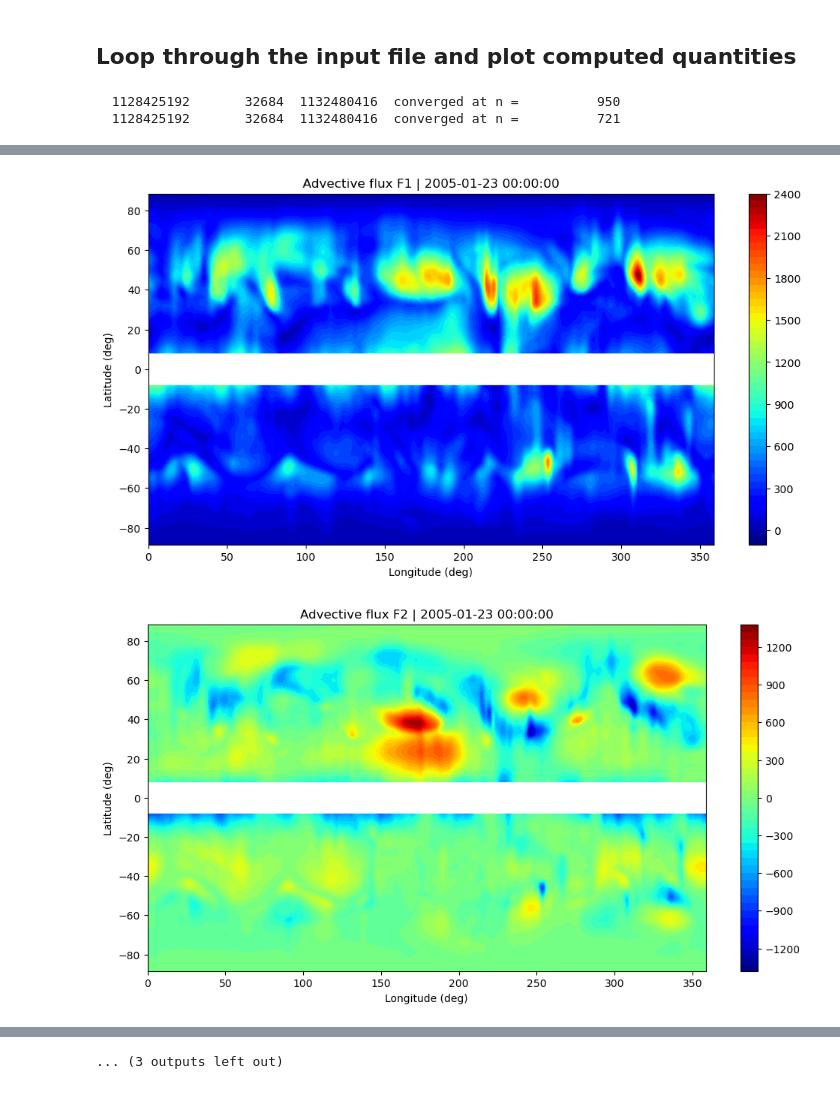
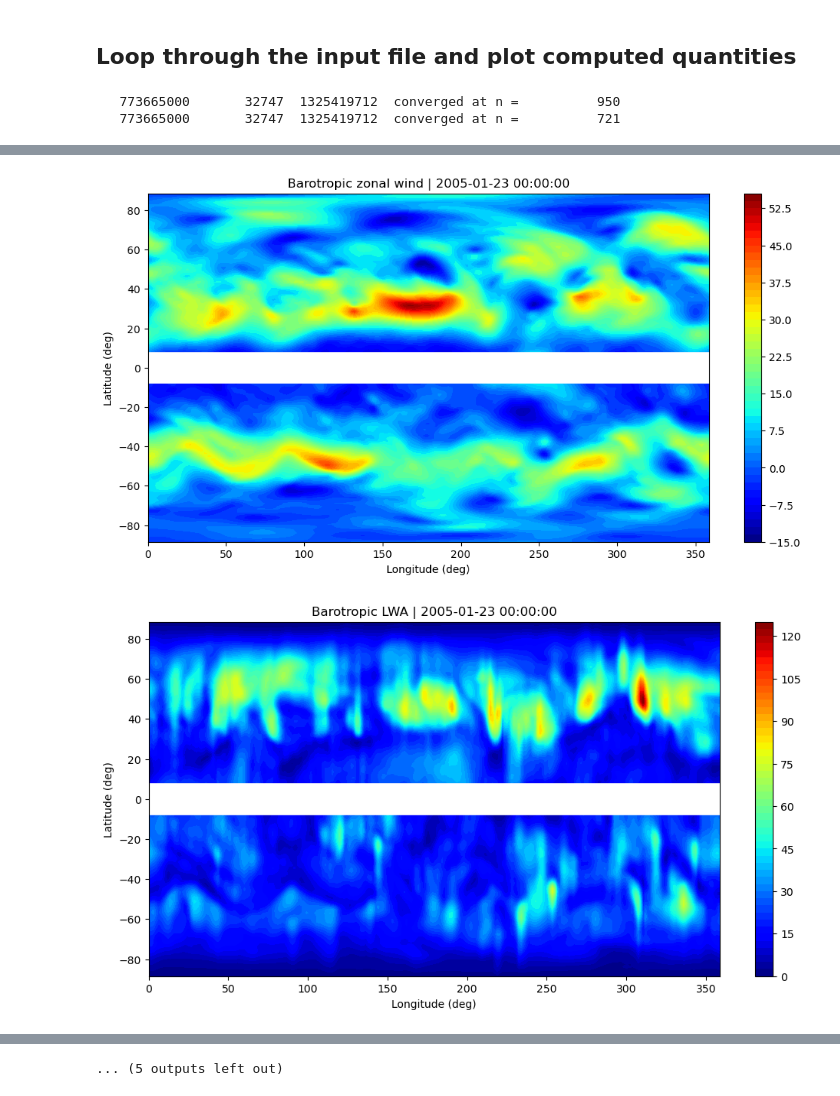
Before and after one commit to csyhuang/hn2016_falwa, a Jupyter notebook: notebooks/nh2018_science/demo_script_for_nh2018.ipynb, the cells around one changed output, grey strips where cells are left out. Cells and saved outputs as stored; diff of their text form; code cells hidden in the pictures.

```diff
--- a/notebooks/nh2018_science/demo_script_for_nh2018.ipynb
+++ b/notebooks/nh2018_science/demo_script_for_nh2018.ipynb
@@ -139,6 +139,8 @@ for tstep in range(32):  # or ntimes
 
         # Vertically averaged variables to be displayed on x-y plane
         variables_xy = [
+            (qgfield_object.u_baro, 'Barotropic zonal wind'),
+            (qgfield_object.lwa_baro, 'Barotropic LWA'),
             (qgfield_object.adv_flux_f1, 'Advective flux F1'),
             (qgfield_object.adv_flux_f2, 'Advective flux F2'),
             (qgfield_object.adv_flux_f3, 'Advective flux F3'),
@@ -163,34 +165,34 @@ for tstep in range(32):  # or ntimes
         for variable, name in variables_yz:
             plt.figure(figsize=(6,4))
             plt.contourf(ylat[1:-1], height, variable[:, 1:-1], 50, cmap='jet')
             plt.axvline(x=0, c='w', lw=2)
             plt.xlabel('Latitude (deg)')
             plt.ylabel('Pseudoheight (m)')
             plt.colorbar()
             plt.title(name + ' | ' + str(tstamp[tstep]))
             plt.show()
 
         # Plot barotropic (2D-)variables
         for variable, name in variables_xy:
             plt.figure(figsize=(12,6))
             plt.contourf(xlon, ylat[1:-1], variable[1:-1, :], 50, cmap='jet')
             plt.axhline(y=0, c='w', lw=30)
             plt.ylabel('Latitude (deg)')
             plt.xlabel('Longitude (deg)')
             plt.colorbar()
             plt.title(name + ' | ' + str(tstamp[tstep]))
             plt.show()
 
     print('tstep = {}/{}\n'.format(tstep, ntimes))
 # %% [output]
-  1128425192       32684  1132480416  converged at n =          950
-  1128425192       32684  1132480416  converged at n =          721
+   773665000       32747  1325419712  converged at n =          950
+   773665000       32747  1325419712  converged at n =          721
 [figure]
 [figure]
 [figure]
 [figure]
 [figure]
 [figure]
 [figure]
-[figure, old version]
+[figure, new version]
-[figure, old version]
+[figure, new version]
@@ -199 +201 @@ for tstep in range(32):  # or ntimes
-... (3 outputs left out)
+... (5 outputs left out)
```
Also changed, not shown: parts of 1 cell of this notebook, 8 other files.
